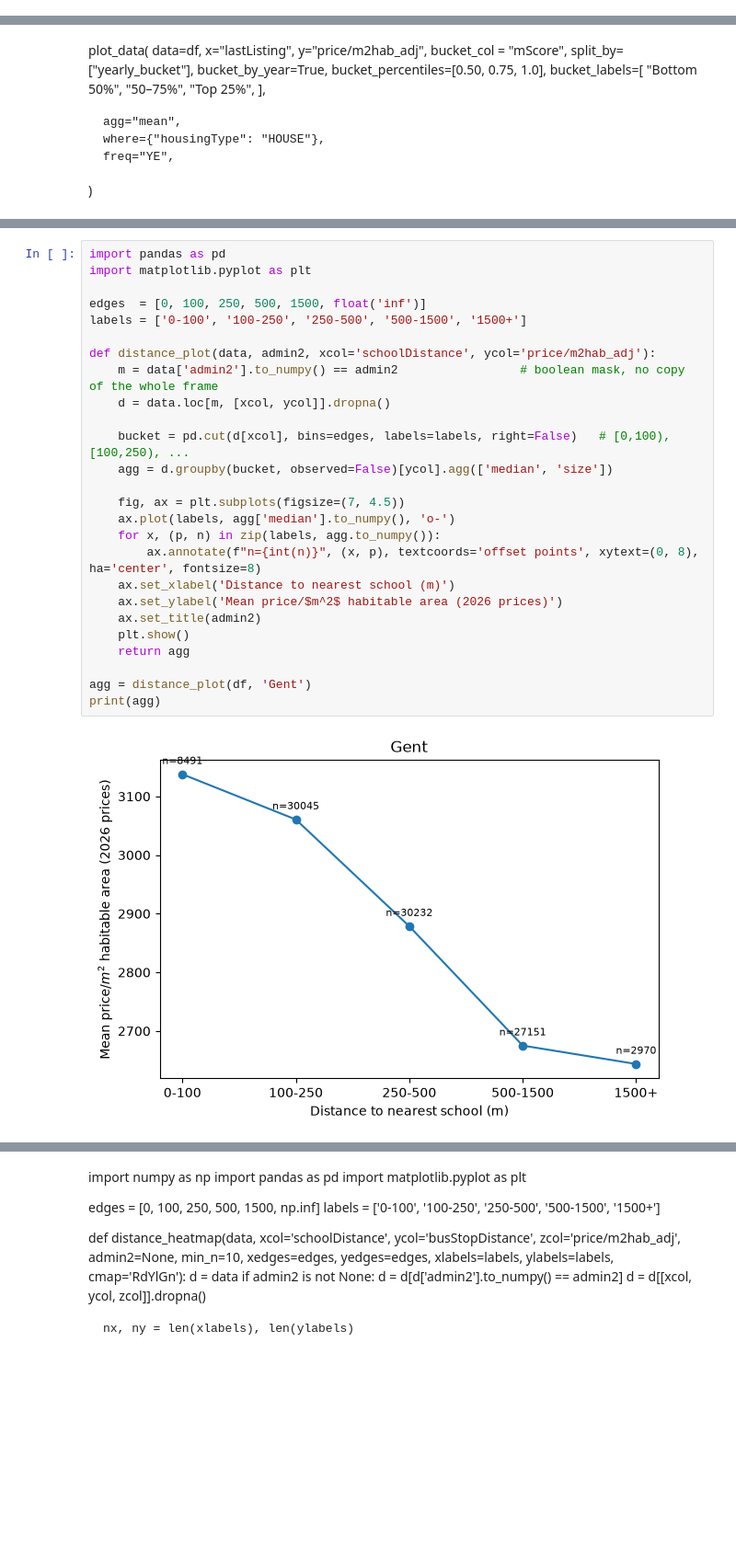
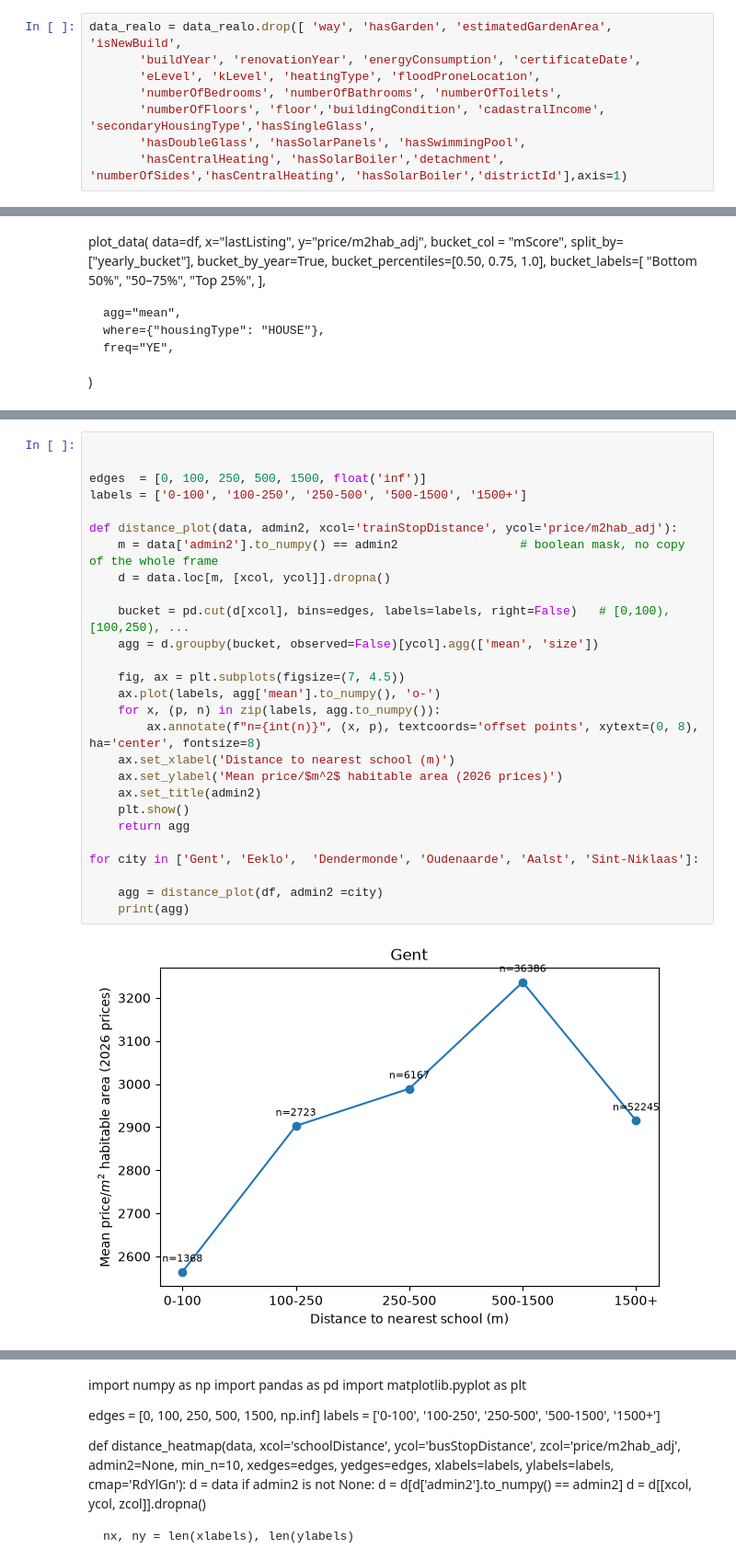
Before and after one commit to fedramoeykens/MBF_assignments, a Jupyter notebook: Assignment1_notebook.ipynb, the cells around one changed output, grey strips where cells are left out. Shown at 92% size. Drawn from its saved outputs; the diff is of its cells as text; blank space fills up the shorter version.

```diff
--- a/Assignment1_notebook.ipynb
+++ b/Assignment1_notebook.ipynb
@@ -197,6 +197,14 @@ Total                  243953  296389  540342
 # --- Remove all observations with admin2 == "Brugge" ------------------------
 # We remove these as Brugge is neither part of Oost-Vlaanderen nor Brussels
 data_realo = data_realo[data_realo["admin2"] != "Brugge"]
+# %%
+data_realo = data_realo.drop([ 'way', 'hasGarden', 'estimatedGardenArea', 'isNewBuild',
+       'buildYear', 'renovationYear', 'energyConsumption', 'certificateDate',
+       'eLevel', 'kLevel', 'heatingType', 'floodProneLocation',
+       'numberOfBedrooms', 'numberOfBathrooms', 'numberOfToilets',
+       'numberOfFloors', 'floor','buildingCondition', 'cadastralIncome', 'secondaryHousingType','hasSingleGlass',
+       'hasDoubleGlass', 'hasSolarPanels', 'hasSwimmingPool',
+       'hasCentralHeating', 'hasSolarBoiler','detachment', 'numberOfSides','hasCentralHeating', 'hasSolarBoiler','districtId'],axis=1)
 # %%
 # ---------------------------------------------------------------------------
 # 3. Plot price distribution
@@ -1525,28 +1528,29 @@ plot_data(
 # %%
-import pandas as pd
-import matplotlib.pyplot as plt
+
 
 edges  = [0, 100, 250, 500, 1500, float('inf')]
 labels = ['0-100', '100-250', '250-500', '500-1500', '1500+']
 
-def distance_plot(data, admin2, xcol='schoolDistance', ycol='price/m2hab_adj'):
+def distance_plot(data, admin2, xcol='trainStopDistance', ycol='price/m2hab_adj'):
     m = data['admin2'].to_numpy() == admin2                 # boolean mask, no copy of the whole frame
     d = data.loc[m, [xcol, ycol]].dropna()
 
     bucket = pd.cut(d[xcol], bins=edges, labels=labels, right=False)   # [0,100), [100,250), ...
-    agg = d.groupby(bucket, observed=False)[ycol].agg(['median', 'size'])
+    agg = d.groupby(bucket, observed=False)[ycol].agg(['mean', 'size'])
 
     fig, ax = plt.subplots(figsize=(7, 4.5))
-    ax.plot(labels, agg['median'].to_numpy(), 'o-')
+    ax.plot(labels, agg['mean'].to_numpy(), 'o-')
     for x, (p, n) in zip(labels, agg.to_numpy()):
         ax.annotate(f"n={int(n)}", (x, p), textcoords='offset points', xytext=(0, 8), ha='center', fontsize=8)
     ax.set_xlabel('Distance to nearest school (m)')
     ax.set_ylabel('Mean price/$m^2$ habitable area (2026 prices)')
     ax.set_title(admin2)
     plt.show()
     return agg
 
-agg = distance_plot(df, 'Gent')
-print(agg)
+for city in ['Gent', 'Eeklo',  'Dendermonde', 'Oudenaarde', 'Aalst', 'Sint-Niklaas']:
+
+    agg = distance_plot(df, admin2 =city)
+    print(agg)
 # %% [output]
-[figure, old version]
+[figure, new version]
```
Also changed, not shown: parts of 25 cells of this notebook, 3 other files.
